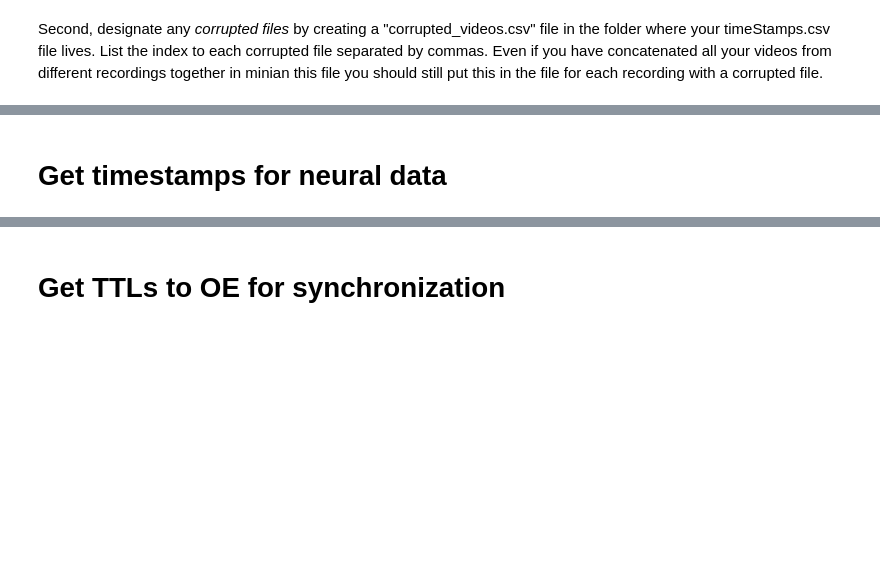
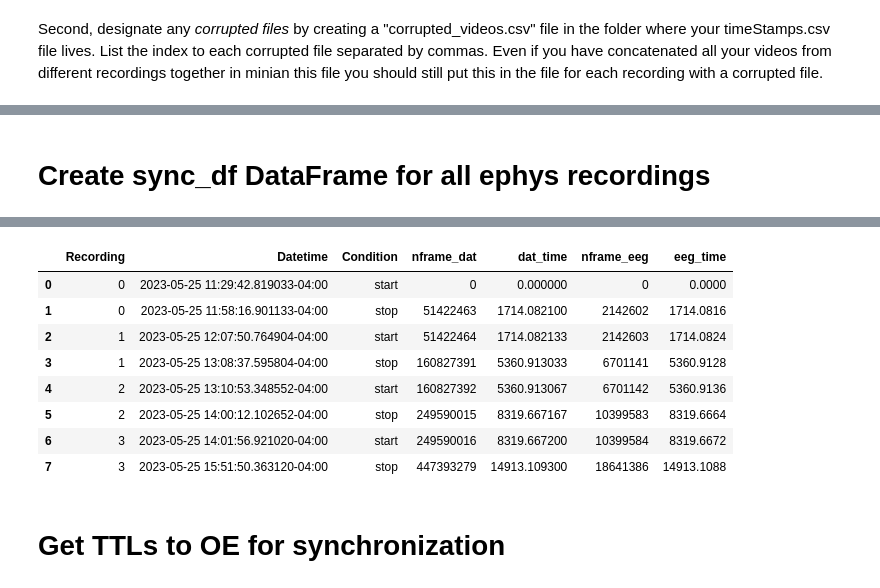
Before and after one commit to diba-lab/NeuroPy, a Jupyter notebook: notebooks/Image_ephys_dlc_alignment.ipynb, the cells around one changed output, grey strips where cells are left out. Drawn from its saved outputs; the diff is of its cells as text; code cells hidden in the pictures; blank space fills up the shorter version.

```diff
--- a/notebooks/Image_ephys_dlc_alignment.ipynb
+++ b/notebooks/Image_ephys_dlc_alignment.ipynb
@@ -20,28 +29,5 @@ from neuropy.io.miniscopeio import MiniscopeIO
-# %%
-# Define a class for a typical recording or set of recordings
-class ProcessData:
-    def __init__(self, basepath):
-        basepath = Path(basepath)
-        self.basepath = basepath
-        xml_files = sorted(basepath.glob("*.xml"))
-        assert len(xml_files) == 1, "Found more than one .xml file"
-
-        fp = xml_files[0].with_suffix("")
-        self.filePrefix = fp
-
-        self.recinfo = NeuroscopeIO(xml_files[0])
-        self.eeginfo = BinarysignalIO(self.recinfo.eeg_filename,
-                                     n_channels=self.recinfo.n_channels,
-                                     sampling_rate=self.recinfo.eeg_sampling_rate,
-                                     )
-
-    def __repr__(self) -> str:
-        return f"{self.__class__.__name__}({self.recinfo.source_file.name})"
-
-def Rat698recall():
-    basepath='/data/Working/Trace_FC/Recording_Rats/Rat698/2021_06_30_recall'
-    return ProcessData(basepath)
 # %%
-sess = Rat698recall()
+dir_use = "/data3/Psilocybin/Recording_Rats/Finn2/2023_05_25_psilocybin"
+sess = ProcessData(dir_use)
 print(sess.recinfo)
 # %% [output]
@@ -76,5 +68,6 @@ print(sess.miniscope.minian['S'].shape)
 # %% [markdown]
-# Get timestamps for neural data
+# Create sync_df DataFrame for all ephys recordings
 # %%
-sess.basepath
+sess.sync = oeio.create_sync_df(sess.basepath, sr_dat=sess.datfile.sampling_rate, sr_eeg=sess.eegfile.sampling_rate)
+sess.sync
 # %% [output]
@@ -81,0 +78,9 @@ PosixPath('/data/Working/Trace_FC/Recording_Rats/Rat698/2021_06_30_recall')
+|  | Recording | Datetime | Condition | nframe_dat | dat_time | nframe_eeg | eeg_time |
+| 0 | 0 | 2023-05-25 11:29:42.819033-04:00 | start | 0 | 0.000000 | 0 | 0.0000 |
+| 1 | 0 | 2023-05-25 11:58:16.901133-04:00 | stop | 51422463 | 1714.082100 | 2142602 | 1714.0816 |
+| 2 | 1 | 2023-05-25 12:07:50.764904-04:00 | start | 51422464 | 1714.082133 | 2142603 | 1714.0824 |
+| 3 | 1 | 2023-05-25 13:08:37.595804-04:00 | stop | 160827391 | 5360.913033 | 6701141 | 5360.9128 |
+| 4 | 2 | 2023-05-25 13:10:53.348552-04:00 | start | 160827392 | 5360.913067 | 6701142 | 5360.9136 |
+| 5 | 2 | 2023-05-25 14:00:12.102652-04:00 | stop | 249590015 | 8319.667167 | 10399583 | 8319.6664 |
+| 6 | 3 | 2023-05-25 14:01:56.921020-04:00 | start | 249590016 | 8319.667200 | 10399584 | 8319.6672 |
+| 7 | 3 | 2023-05-25 15:51:50.363120-04:00 | stop | 447393279 | 14913.109300 | 18641386 | 14913.1088 |
```
Also changed, not shown: parts of 21 cells of this notebook.
